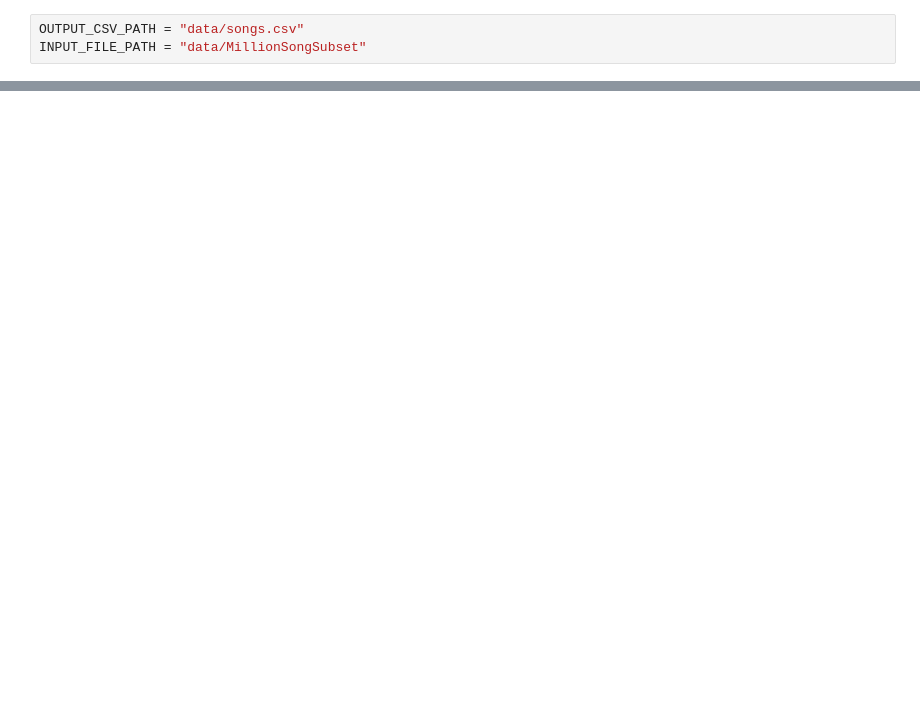
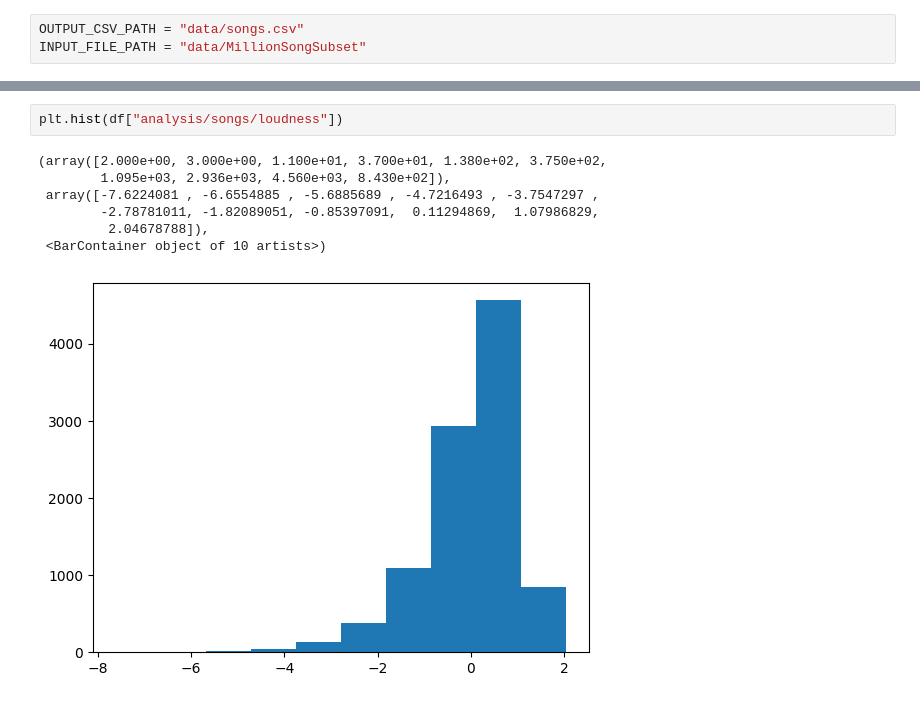
Before and after one commit to Trev241/sounds-like, a Jupyter notebook: notebook.ipynb, the cells around one changed output, grey strips where cells are left out. Drawn from its saved outputs; the diff is of its cells as text; blank space fills up the shorter version.

```diff
--- a/notebook.ipynb
+++ b/notebook.ipynb
@@ -48,0 +92,10 @@ print(df.head(1))
+# %%
+plt.hist(df["analysis/songs/loudness"])
+# %% [output]
+(array([2.000e+00, 3.000e+00, 1.100e+01, 3.700e+01, 1.380e+02, 3.750e+02,
+        1.095e+03, 2.936e+03, 4.560e+03, 8.430e+02]),
+ array([-7.6224081 , -6.6554885 , -5.6885689 , -4.7216493 , -3.7547297 ,
+        -2.78781011, -1.82089051, -0.85397091,  0.11294869,  1.07986829,
+         2.04678788]),
+ <BarContainer object of 10 artists>)
+[figure, added]
```
Also changed, not shown: parts of 21 cells of this notebook, 3 other files.
